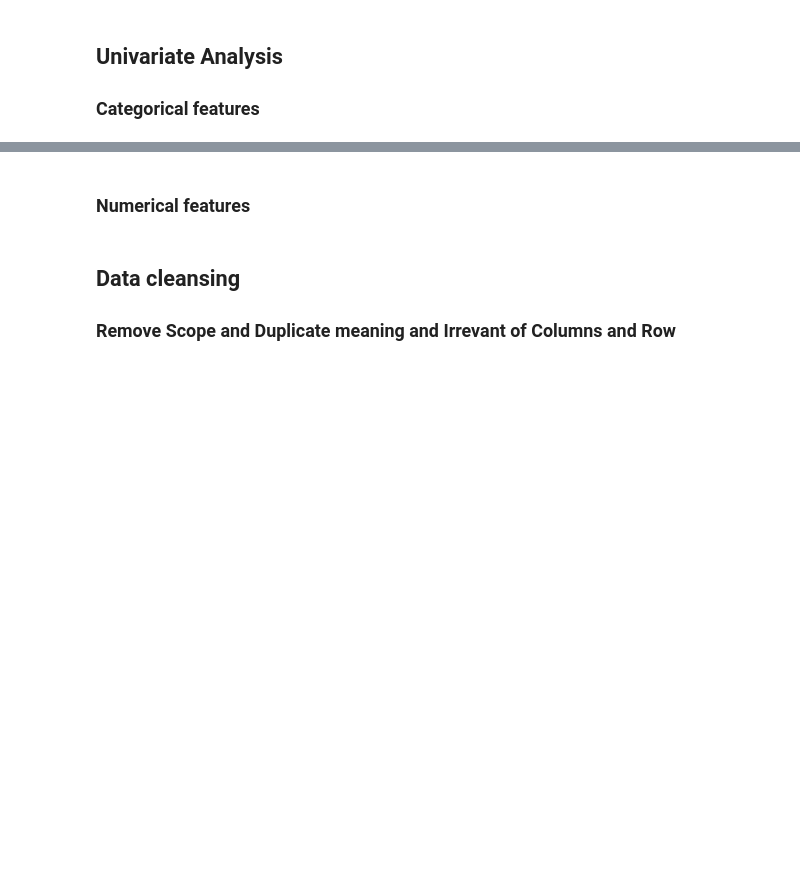
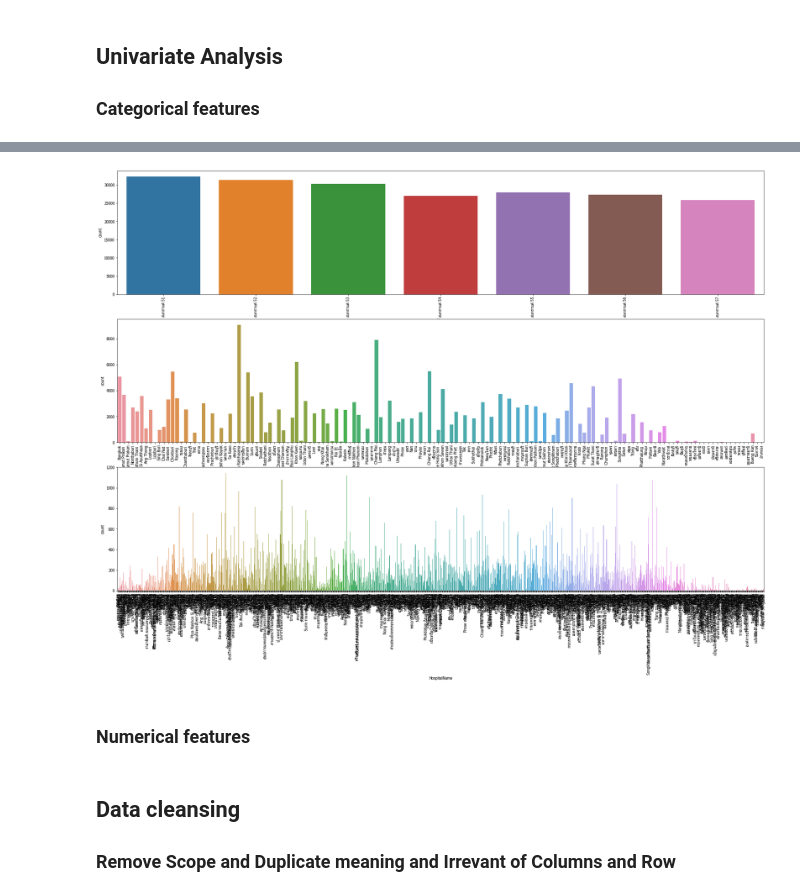
Before and after one commit to thmlbdshoichi/thmproj_mfuce_mldt, a Jupyter notebook: songkranmodel.ipynb, the cells around one changed output, grey strips where cells are left out. Drawn from its saved outputs; the diff is of its cells as text; code cells hidden in the pictures; blank space fills up the shorter version.

```diff
--- a/songkranmodel.ipynb
+++ b/songkranmodel.ipynb
@@ -142,3 +127,12 @@ Index([], dtype='object')
+# %%
+songkran_categorical_group2 = ['Province', 'HospitalName', 'Time']
+
+fig, ax = plt.subplots(3, 1, figsize=(30,20))
+for i, subplot in zip(songkran_categorical_dataset, ax.flatten()):
+        chart = sb.countplot(songkran_categorical_dataset[i], ax=subplot)
+        chart.set_xticklabels(chart.get_xticklabels(), rotation=90)
+# %% [output]
+[figure, added]
 # %% [markdown]
 ### Numerical features
 # %%
```
Also changed, not shown: parts of 14 cells of this notebook, 1 other file.
